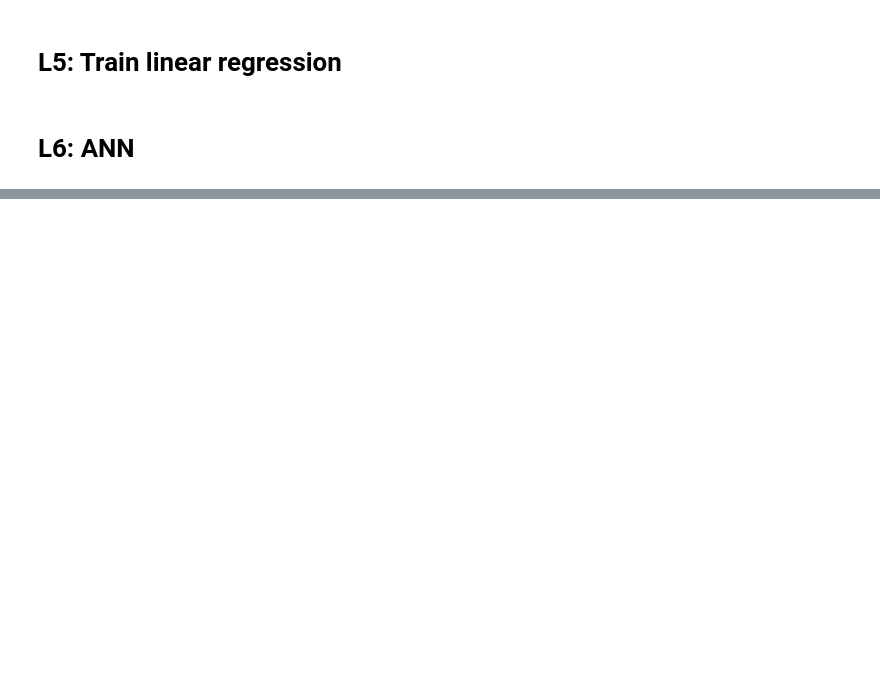
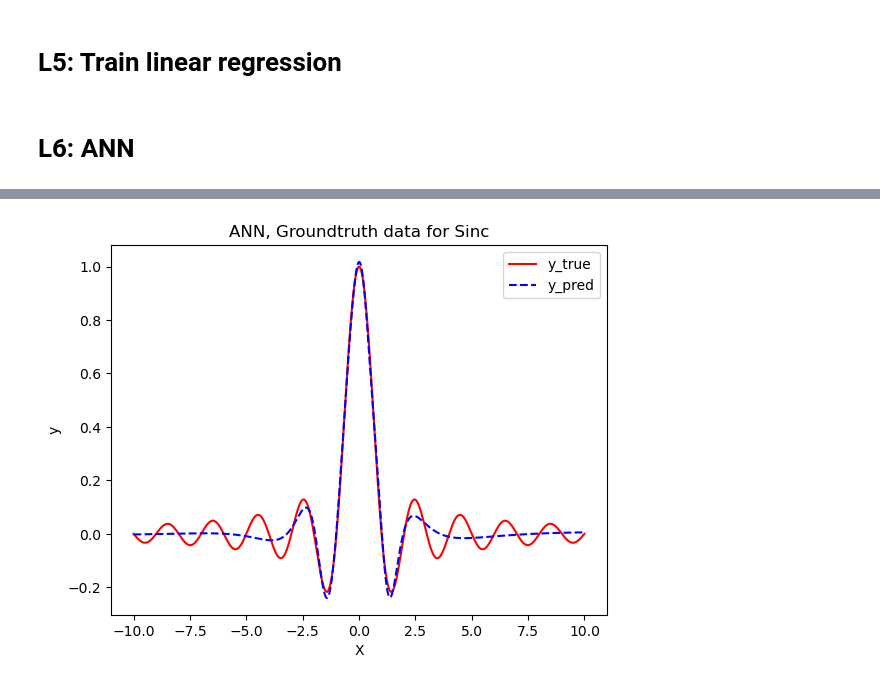
Before and after one commit to Eventid3/mal_grp30, a Jupyter notebook: O2/o2.ipynb, the cells around one changed output, grey strips where cells are left out. Saved outputs shown, nothing was run; the diff lists cells and outputs as text; code cells hidden in the pictures; blank space fills up the shorter version.

```diff
--- a/O2/o2.ipynb
+++ b/O2/o2.ipynb
@@ -549,0 +677,29 @@ plt.show()
+# %%
+def GenerateSincData():
+    # A Sinc curve, approximation needs more neurons to capture the 'ringing'...
+    X = np.linspace(-10, 10, 1000)
+    y = np.sinc(X)
+    X = X.reshape(-1,1)
+    return X, y
+
+X, y_true = GenerateSincData()
+plt.plot(X, y_true, "r-")
+plt.xlabel("X")
+plt.ylabel("y")
+plt.title("ANN, Groundtruth data for Sinc")
+
+mlp = MLPRegressor(activation='tanh',
+                   hidden_layer_sizes=[20],
+                   alpha=1e-5,
+                   solver='lbfgs',
+                   max_iter=10000,
+                   verbose=True,
+                   random_state=42)
+
+mlp.fit(X, y_true)
+y_pred = mlp.predict(X)
+plt.plot(X, y_pred, "b--")
+plt.legend(["y_true", "y_pred"])
+plt.show()
+# %% [output]
+[figure, added]
```
Also changed, not shown: parts of 17 cells of this notebook, 1 other file.
